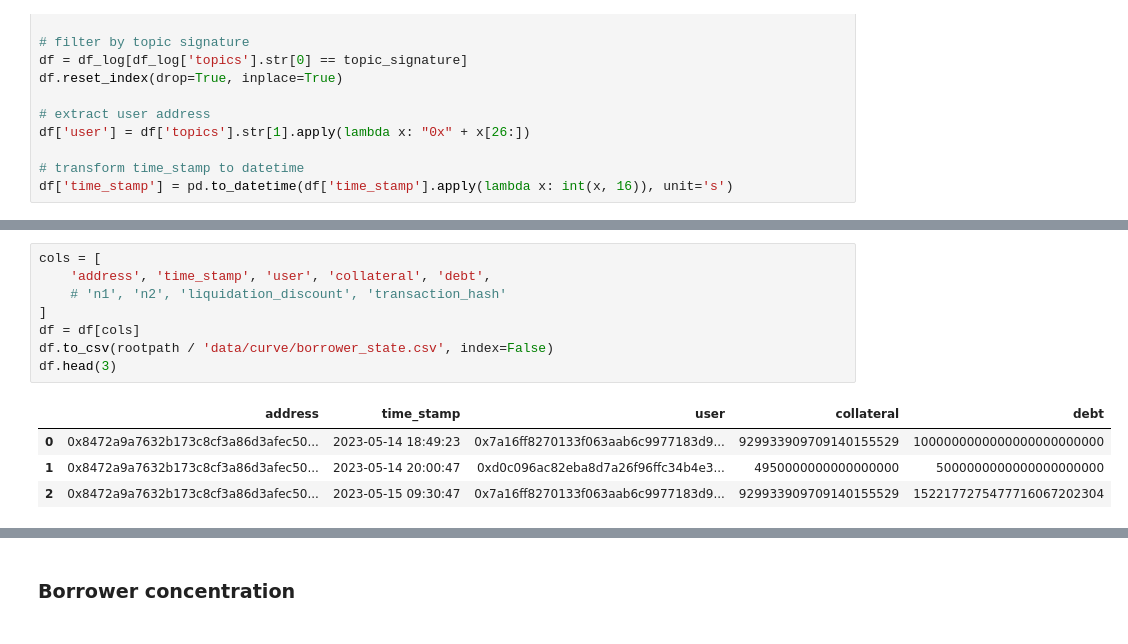
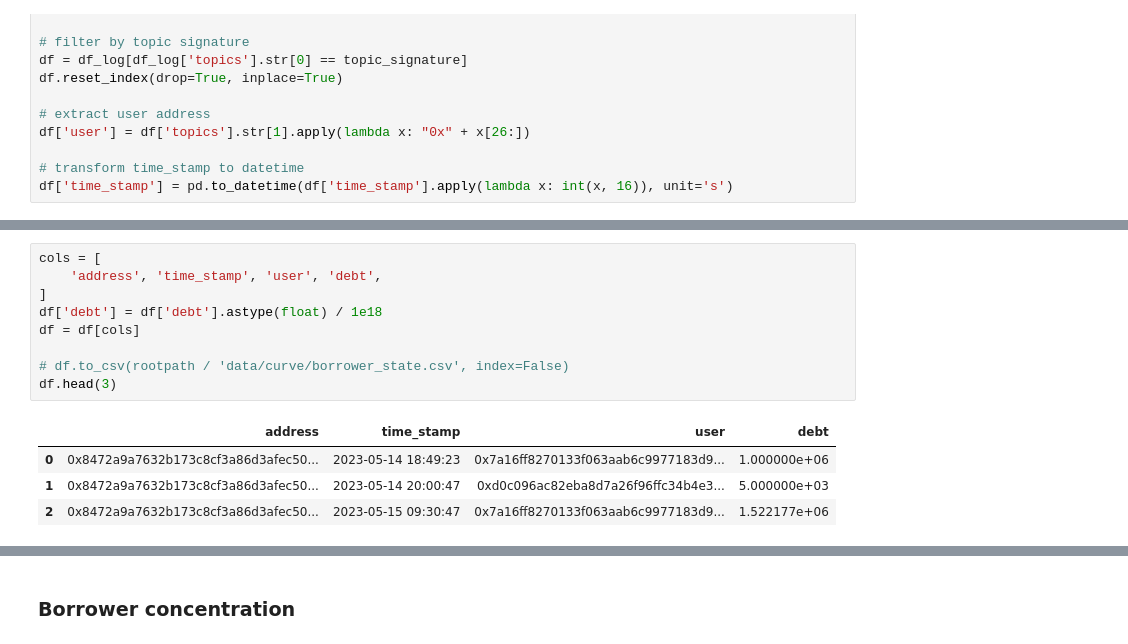
Before and after one commit to newgnart/defi-ds, a Jupyter notebook: notebooks/llamarisk_curve.ipynb, the cells around one changed output, grey strips where cells are left out. Drawn from its saved outputs; the diff is of its cells as text.

Commit message:
Borrower concentration

```diff
--- a/notebooks/llamarisk_curve.ipynb
+++ b/notebooks/llamarisk_curve.ipynb
@@ -154,14 +179,15 @@ df.head(3)
 | 2 | [0xeec6b7095a637e006c79c1819d696e... | 0x8472a9a7632b173c8cf3a86d3afec50... | 0x0000000000000000000000000000000... | 0x1076eb1 | 0xc553074b5408478e26f408da8820402... | 2023-05-15 09:30:47 | 0xbd28e4657 | 0x11201d | 0x158 | ... |
 # %%
 cols = [
-    'address', 'time_stamp', 'user', 'collateral', 'debt',
-    # 'n1', 'n2', 'liquidation_discount', 'transaction_hash'
+    'address', 'time_stamp', 'user', 'debt',
 ]
+df['debt'] = df['debt'].astype(float) / 1e18
 df = df[cols]
-df.to_csv(rootpath / 'data/curve/borrower_state.csv', index=False)
+
+# df.to_csv(rootpath / 'data/curve/borrower_state.csv', index=False)
 df.head(3)
 # %% [output]
-|  | address | time_stamp | user | collateral | debt |
-| 0 | 0x8472a9a7632b173c8cf3a86d3afec50... | 2023-05-14 18:49:23 | 0x7a16ff8270133f063aab6c9977183d9... | 929933909709140155529 | 1000000000000000000000000 |
-| 1 | 0x8472a9a7632b173c8cf3a86d3afec50... | 2023-05-14 20:00:47 | 0xd0c096ac82eba8d7a26f96ffc34b4e3... | 4950000000000000000 | 5000000000000000000000 |
-| 2 | 0x8472a9a7632b173c8cf3a86d3afec50... | 2023-05-15 09:30:47 | 0x7a16ff8270133f063aab6c9977183d9... | 929933909709140155529 | 1522177275477716067202304 |
+|  | address | time_stamp | user | debt |
+| 0 | 0x8472a9a7632b173c8cf3a86d3afec50... | 2023-05-14 18:49:23 | 0x7a16ff8270133f063aab6c9977183d9... | 1.000000e+06 |
+| 1 | 0x8472a9a7632b173c8cf3a86d3afec50... | 2023-05-14 20:00:47 | 0xd0c096ac82eba8d7a26f96ffc34b4e3... | 5.000000e+03 |
+| 2 | 0x8472a9a7632b173c8cf3a86d3afec50... | 2023-05-15 09:30:47 | 0x7a16ff8270133f063aab6c9977183d9... | 1.522177e+06 |
```
Also changed, not shown: parts of 10 cells of this notebook, 4 other files.
